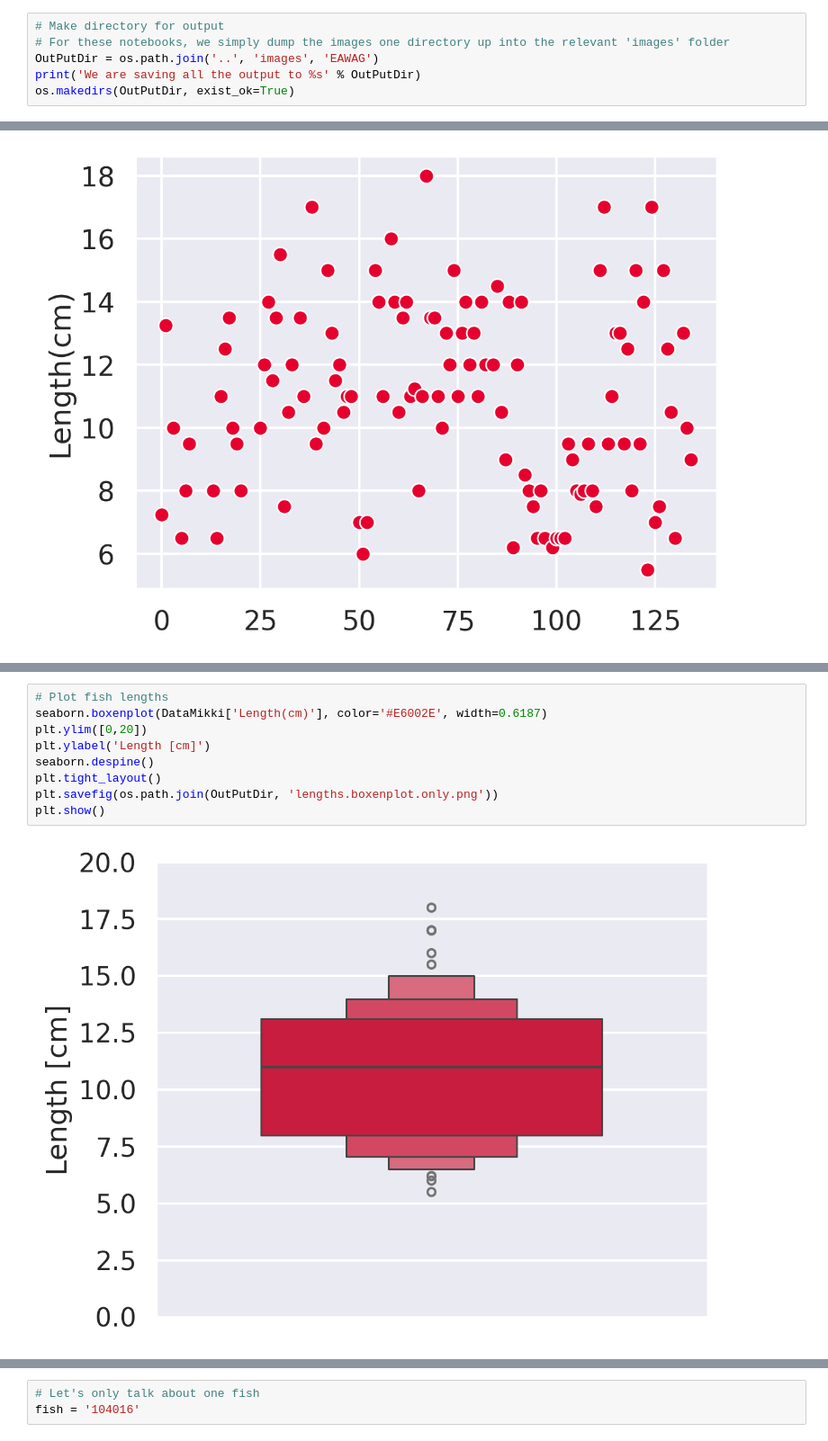
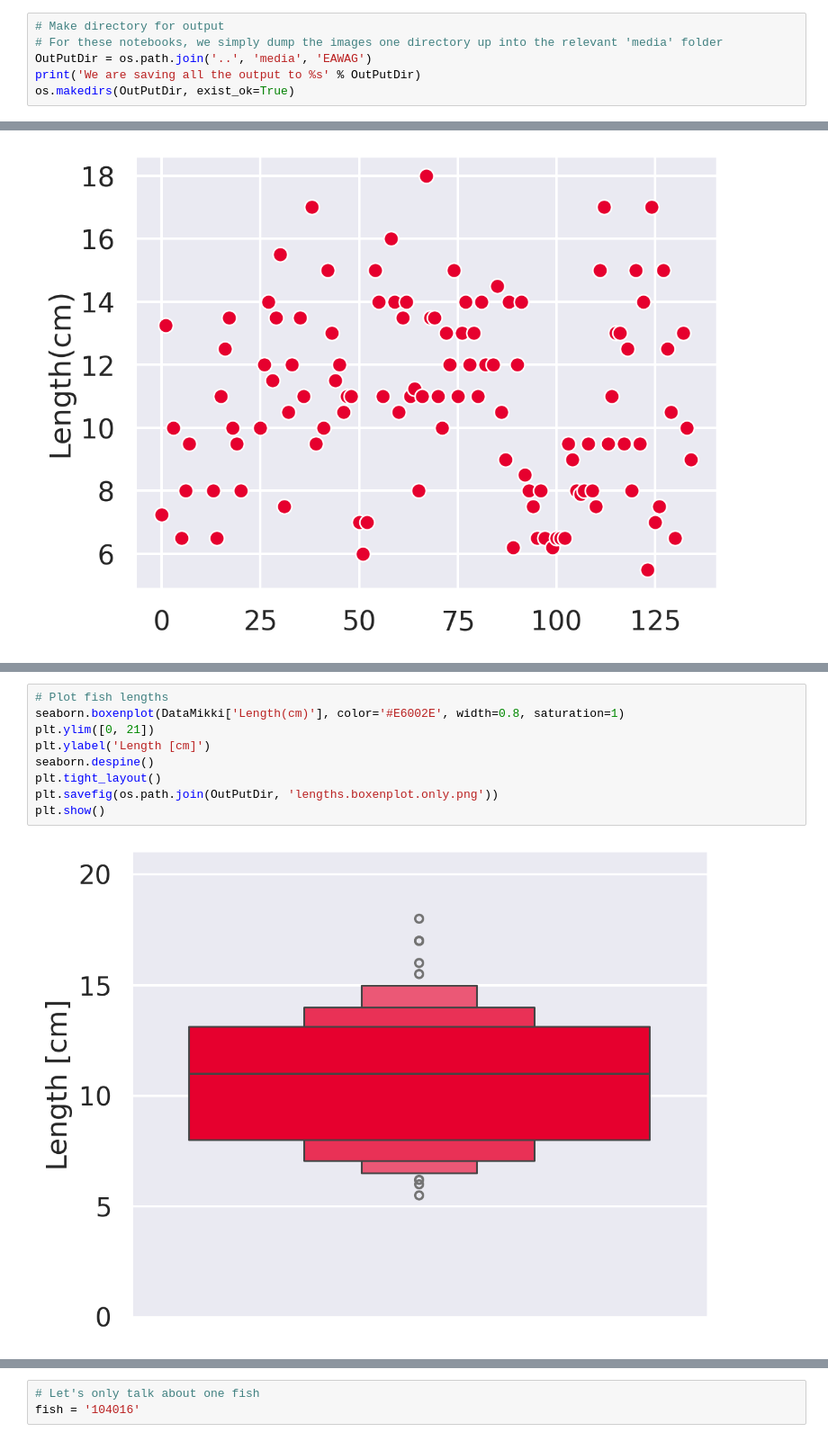
Before and after one commit to habi/Talk.2024.AnatomyInternalSeminar, a Jupyter notebook: notebooks/EAWAG.plots.ipynb, the cells around one changed output, grey strips where cells are left out. Shown at 90% size. Saved outputs shown, nothing was run; the diff lists cells and outputs as text.

```diff
--- a/notebooks/EAWAG.plots.ipynb
+++ b/notebooks/EAWAG.plots.ipynb
@@ -75,8 +73,8 @@ print('We are loading all the data from %s' % Root)
 We are loading all the data from /media/habi/Fast_SSD/EAWAG
 # %%
 # Make directory for output
-# For these notebooks, we simply dump the images one directory up into the relevant 'images' folder
-OutPutDir = os.path.join('..', 'images', 'EAWAG')
+# For these notebooks, we simply dump the images one directory up into the relevant 'media' folder
+OutPutDir = os.path.join('..', 'media', 'EAWAG')
 print('We are saving all the output to %s' % OutPutDir)
 os.makedirs(OutPutDir, exist_ok=True)
 # %% [output]
@@ -347,12 +321,12 @@ plt.show()
 # %%
 # Plot fish lengths
-seaborn.boxenplot(DataMikki['Length(cm)'], color='#E6002E', width=0.6187)
-plt.ylim([0,20])
+seaborn.boxenplot(DataMikki['Length(cm)'], color='#E6002E', width=0.8, saturation=1)
+plt.ylim([0, 21])
 plt.ylabel('Length [cm]')
 seaborn.despine()
 plt.tight_layout()
 plt.savefig(os.path.join(OutPutDir, 'lengths.boxenplot.only.png'))
 plt.show()
 # %% [output]
-[figure, old version]
+[figure, new version]
 # %%
```
Also changed, not shown: parts of 18 cells of this notebook, 6 other files.
